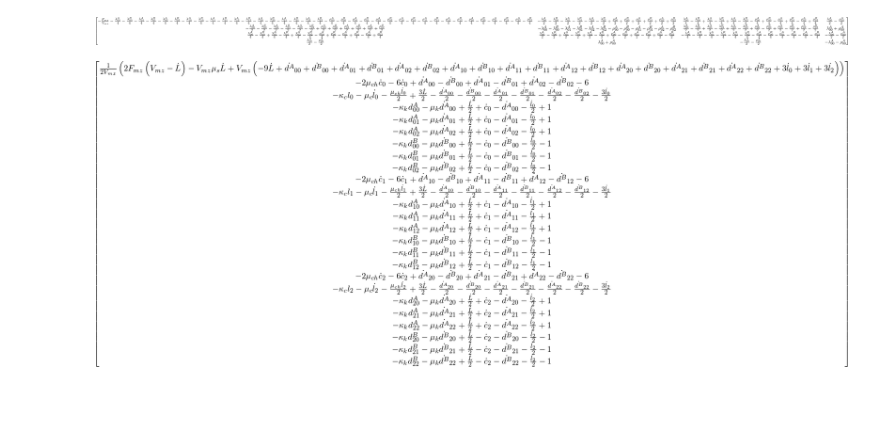
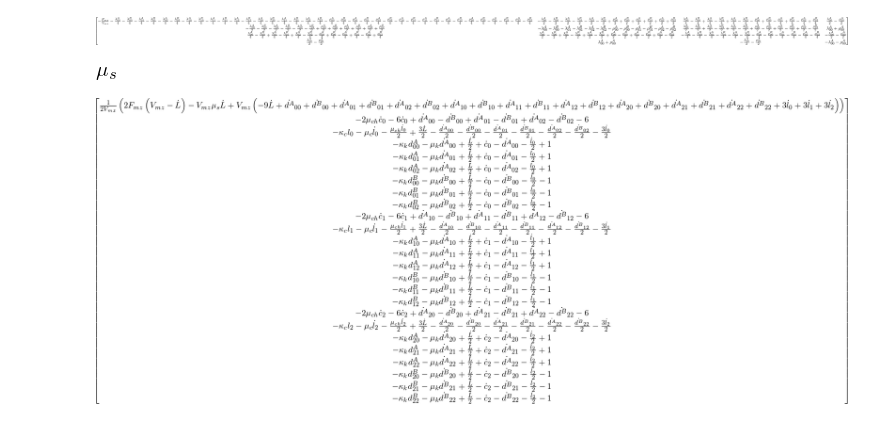
Before and after one commit to glyg/notebooks, a Jupyter notebook: kt_sim/1D spindle.ipynb, the cells around one changed output. Cells and saved outputs as stored; diff of their text form; code cells hidden in the pictures; blank space fills up the shorter version.

```diff
--- a/kt_sim/1D spindle.ipynb
+++ b/kt_sim/1D spindle.ipynb
@@ -80,3 +110,7 @@ At = spindle.A_uu.subs(passive_zero)
 At.subs(adim)[:4, :4]
 # %% [output]
 [figure]
+# %%
+parameters['mu_s']
+# %% [output]
+[figure, added]
```
Also changed, not shown: parts of 15 cells of this notebook, 17 other files.
